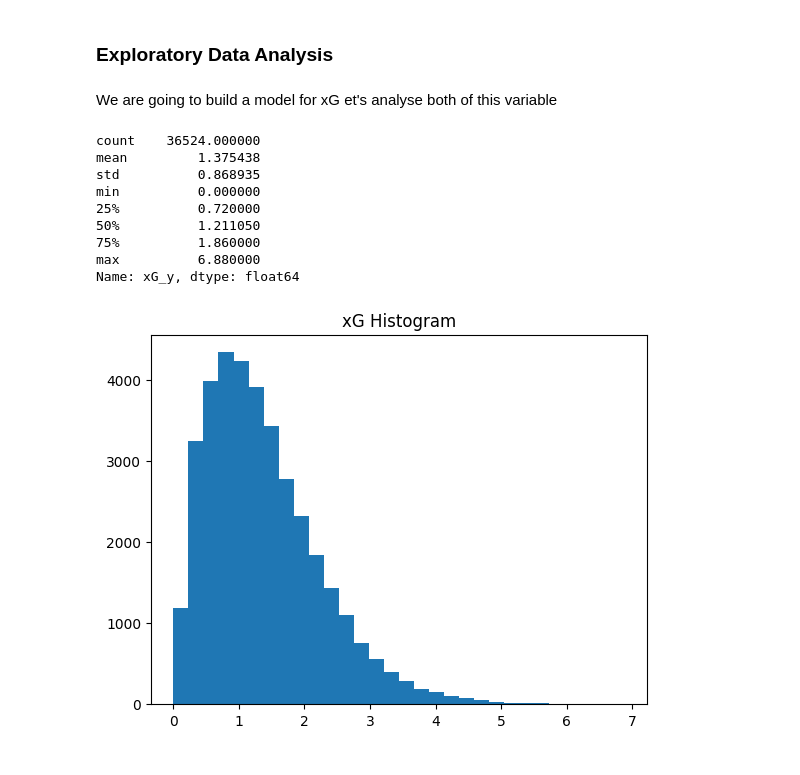
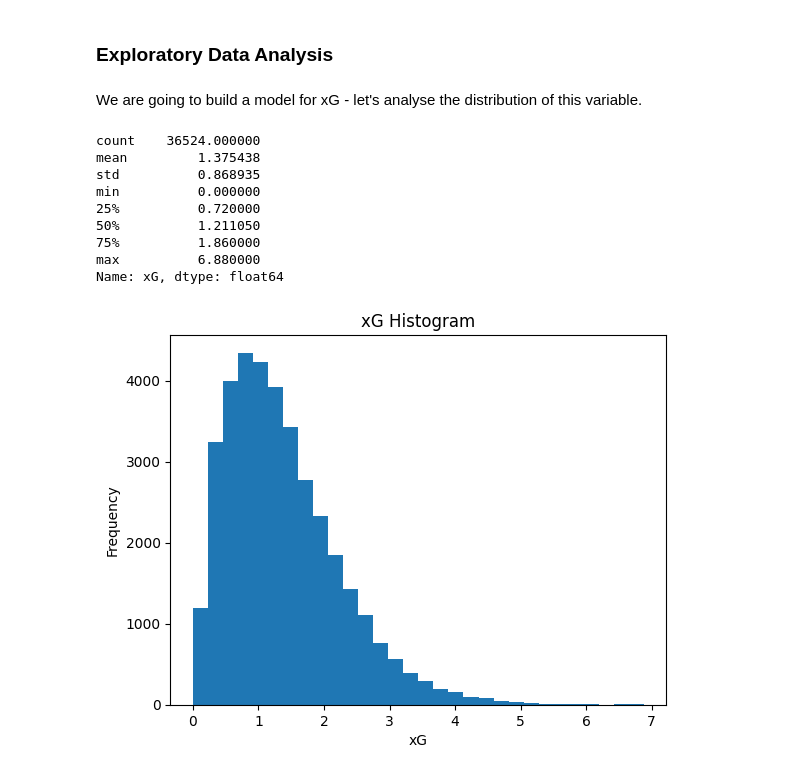
Before and after one commit to louis-porter/predicting_football_match_outcomes, a Jupyter notebook: match_outcome_study.ipynb, the cells around one changed output. Saved outputs shown, nothing was run; the diff lists cells and outputs as text; code cells hidden in the pictures.

```diff
--- a/match_outcome_study.ipynb
+++ b/match_outcome_study.ipynb
@@ -42,14 +42,10 @@ dtype: object
 from sklearn.preprocessing import StandardScaler
 # Transforms the datatypes of the columns in the dataframe. Also scales the numeric columns
 df["match_date"] = pd.to_datetime(df["match_date"])
-# creating a duplicate value of xG for the target variable (previous xG to be used as a feature)
-df['home_xgoals_y'] = pd.to_numeric(df['home_xgoals'], errors='coerce')
-df['away_xgoals_y'] = pd.to_numeric(df['away_xgoals'], errors='coerce')
-
 
 numeric_cols = ["home_num_players", "home_market_value", "home_avg_market_value", "away_num_players", "away_market_value", "away_avg_market_value",
                 "home_goals", "away_goals", "home_shots", "away_shots", "home_shots_on_target", "away_shots_on_target", "home_corners", "away_corners",
-                "home_red", "away_red", "home_yellow", "away_yellow", "home_xgoals", "away_xgoals", "home_deep", "away_deep", "home_ppda", "away_ppda",
+                "home_red", "away_red", "home_yellow", "away_yellow", "home_deep", "away_deep", "home_ppda", "away_ppda",
                 "bet365_home_odds", "bet365_away_odds", "bet365_draw_odds", "bet365_u25_odds", "bet365_o25_odds"]
 
 for col in numeric_cols:
@@ -59,6 +55,8 @@ scaler = StandardScaler()
 df[numeric_cols] = scaler.fit_transform(df[numeric_cols]) #Scaling the numeric columns
 
 df["season"] = pd.to_numeric(df["season"].str[:4]) #converting season column to start year.
+df["home_xgoals"] = pd.to_numeric(df["home_xgoals"])
+df["away_xgoals"] = pd.to_numeric(df["away_xgoals"])
 # %%
 # Investigating nulls
 null_counts = df.isnull().sum()
@@ -195,20 +193,20 @@ The last part of this stage of the project will be to unpivot the data set so th
 # %%
 # Separates out the home vs away and allows every team to have an individual row of data. Allows us to feature engineer home effect easier.
 home_df = df[["division", "season", "match_date",
-             "home_team", "home_avg_market_value", "home_goals", "home_shots", "home_xgoals", "home_xgoals_y", "home_deep", "home_ppda",
+             "home_team", "home_avg_market_value", "home_goals", "home_shots", "home_xgoals",  "home_deep", "home_ppda",
              "away_team", "away_avg_market_value", "away_goals", "away_shots", "away_xgoals", "away_deep", "away_ppda"]].copy()
 home_df["home?"] = 1
 home_df = home_df.rename(columns={"home_team":"team", "home_avg_market_value":"avg_market_value", "home_goals":"goals",
-             "home_shots":"shots", "home_xgoals":"xG", "home_xgoals_y":"xG_y", "home_deep":"deep", "home_ppda":"ppda",
+             "home_shots":"shots", "home_xgoals":"xG",  "home_deep":"deep", "home_ppda":"ppda",
              "away_team":"opponent_team", "away_avg_market_value":"opponent_avg_market_value", "away_goals":"opponent_goals",
              "away_shots": "opponent_shots", "away_xgoals": "opponent_xG", "away_deep":"opponent_deep", "away_ppda":"opponent_ppda"})
 
 away_df = df[["division", "season", "match_date",
-                "away_team", "away_avg_market_value", "away_goals", "away_shots", "away_xgoals", "away_xgoals_y", "away_deep", "away_ppda",
+                "away_team", "away_avg_market_value", "away_goals", "away_shots", "away_xgoals",  "away_deep", "away_ppda",
                 "home_team", "home_avg_market_value", "home_goals", "home_shots", "home_xgoals", "home_deep", "home_ppda"]].copy()
 away_df["home?"] = 0
 away_df = away_df.rename(columns={"away_team":"team", "away_avg_market_value":"avg_market_value", "away_goals":"goals",
-             "away_shots":"shots", "away_xgoals":"xG", "away_xgoals_y": "xG_y", "away_deep":"deep", "away_ppda":"ppda",
+             "away_shots":"shots", "away_xgoals":"xG", "away_deep":"deep", "away_ppda":"ppda",
              "home_team":"opponent_team", "home_avg_market_value":"opponent_avg_market_value", "home_goals":"opponent_goals",
              "home_shots": "opponent_shots", "home_xgoals": "opponent_xG", "home_deep":"opponent_deep", "home_ppda":"opponent_ppda"})
 
@@ -217,22 +215,24 @@ df.sort_values(["match_date", "division"], inplace=True)
 # %% [markdown]
 ### Exploratory Data Analysis
 # %% [markdown]
-We are going to build a model for xG et's analyse both of this variable
+We are going to build a model for xG - let's analyse the distribution of this variable.
 # %%
 import matplotlib.pyplot as plt
-print(df["xG_y"].describe())
+print(df["xG"].describe())
 
-plt.hist(df["xG_y"], bins=30)
+plt.hist(df["xG"], bins=30)
 plt.title("xG Histogram")
+plt.xlabel("xG")
+plt.ylabel("Frequency")
 plt.show()
 # %% [output]
 count    36524.000000
 mean         1.375438
 std          0.868935
 min          0.000000
 25%          0.720000
 50%          1.211050
 75%          1.860000
 max          6.880000
-Name: xG_y, dtype: float64
+Name: xG, dtype: float64
-[figure, old version]
+[figure, new version]
```
Also changed, not shown: parts of 10 cells of this notebook.
